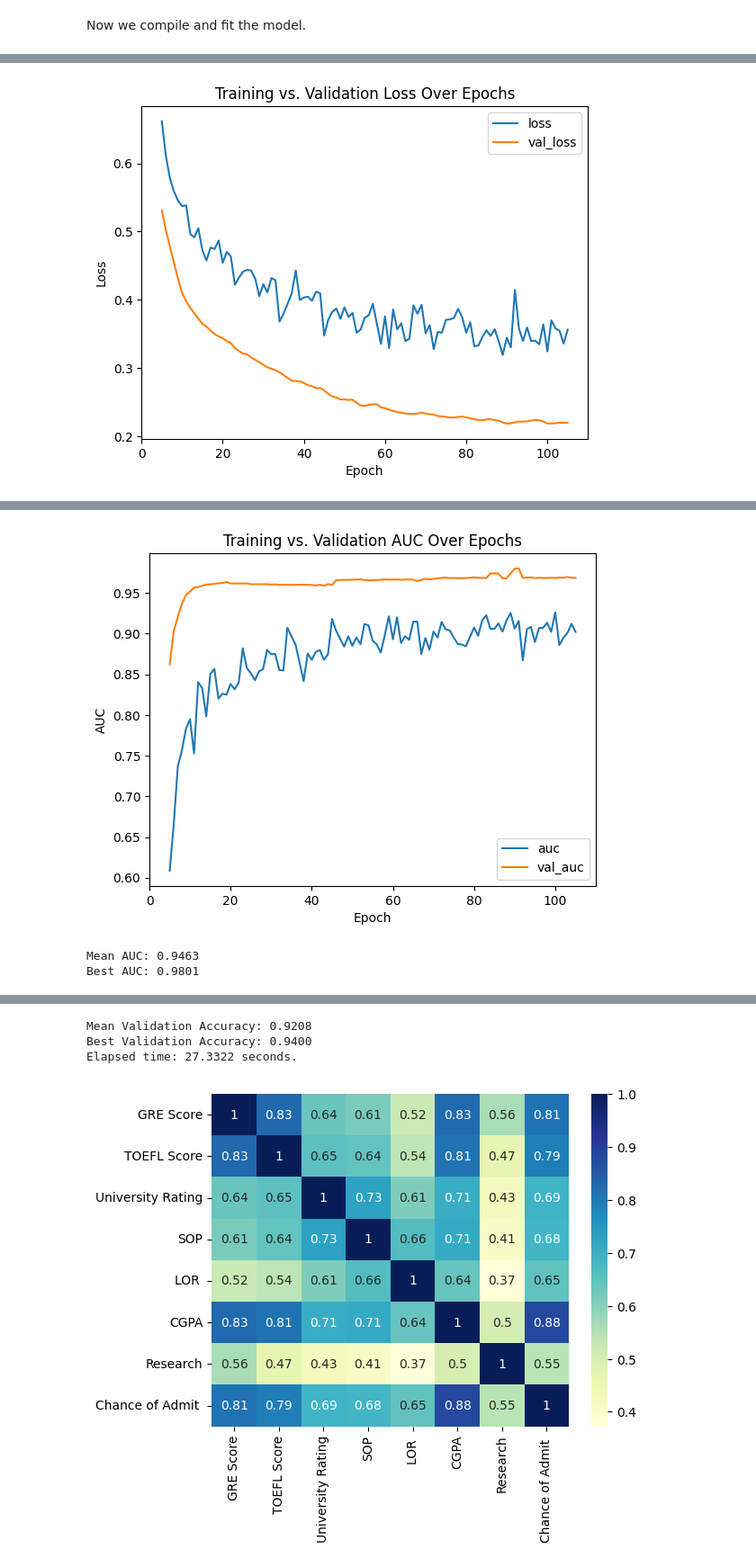
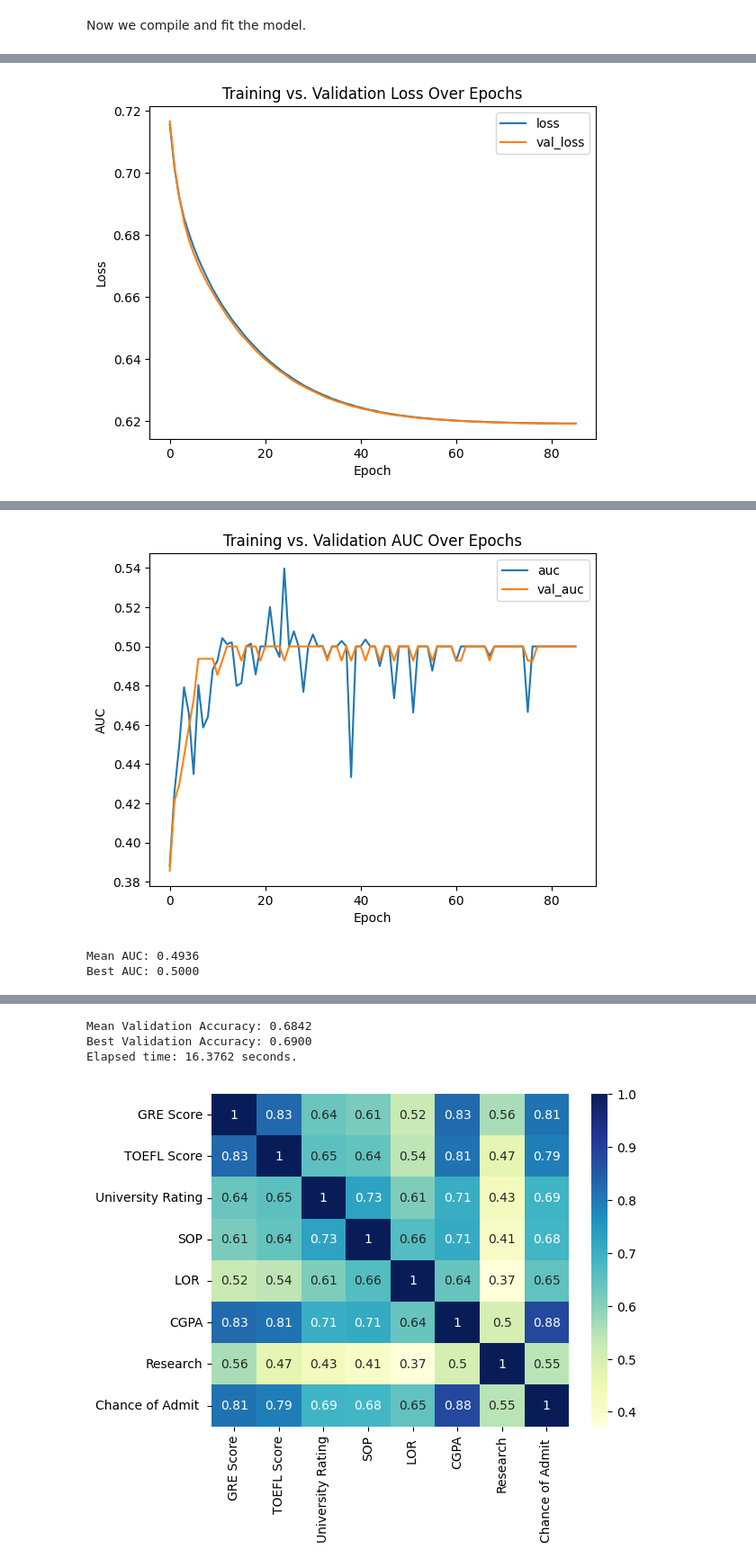
Before and after one commit to Shercroft/Sepal, a Jupyter notebook: chance-of-admit-via-ann-lr.ipynb, the cells around one changed output, grey strips where cells are left out. Shown at 90% size. Drawn from its saved outputs; the diff is of its cells as text; code cells hidden in the pictures.

```diff
--- a/chance-of-admit-via-ann-lr.ipynb
+++ b/chance-of-admit-via-ann-lr.ipynb
@@ -142,21 +139,14 @@ scaler = StandardScaler()
 train_X = scaler.fit_transform(train_X)
 val_X   = scaler.transform(val_X)
 
-# Building ANN model with two hidden layers.
+# Building ANN model with three hidden layers.
 model = keras.Sequential([
     # Input layers
     keras.Input(shape=(7,)),
-    layers.Dense(units=5, activation='relu'),
-    # Apply 15% drop out for the next layer
-    layers.Dropout(0.15),
-    layers.BatchNormalization(),
     # Hidden layers
+    layers.Dense(units=4, activation='relu'),
     layers.Dense(units=3, activation='relu'),
-    layers.Dropout(0.15),
-    layers.BatchNormalization(),
     layers.Dense(units=2, activation='relu'),
-    layers.Dropout(0.15),
-    layers.BatchNormalization(),
     # the linear output layer
     layers.Dense(units=1, activation = 'sigmoid'),
 ])
@@ -201,7 +191,7 @@ early_stopping = EarlyStopping(
 history = model.fit(
     train_X, train_y,
     validation_data=(val_X, val_y),
-    epochs=800,
+    epochs=200,
     batch_size=16,
     callbacks = [early_stopping],
     verbose=0
@@ -265,8 +255,7 @@ plt.show()
 
 # Creating plots for history loss:
 history_df = pd.DataFrame(history.history)
-# Start the plot at epoch 5
-history_df.loc[5:, ['loss', 'val_loss']].plot()
+history_df[['loss','val_loss']].plot()
 plt.title("Training vs. Validation Loss Over Epochs")
 plt.xlabel("Epoch")
 plt.ylabel("Loss")
@@ -279,7 +268,7 @@ print(
 
 
 # Creating graphs for AUC:
-history_df.loc[5:, ['auc', 'val_auc']].plot()
+history_df[['auc','val_auc']].plot()
 plt.title("Training vs. Validation AUC Over Epochs")
 plt.xlabel("Epoch")
 plt.ylabel("AUC")
@@ -295,7 +284,7 @@ print(
 
 
 # Creating graphs for accuracy:
-history_df.loc[5:, ['accuracy', 'val_accuracy']].plot()
+history_df[['accuracy','val_accuracy']].plot()
 plt.title("Training vs. Validation Accuracy Over Epochs")
 plt.xlabel("Epoch")
 plt.ylabel("Accuracy")
@@ -316 +305 @@ toc()
-[figure, old version]
+[figure, new version]
@@ -318,3 +307,3 @@ Best Validation Loss: 0.2189
-[figure, old version]
+[figure, new version]
-Mean AUC: 0.9463
-Best AUC: 0.9801
+Mean AUC: 0.4936
+Best AUC: 0.5000
@@ -322,6 +311,6 @@ Best AUC: 0.9801
-Mean Validation Accuracy: 0.9208
-Best Validation Accuracy: 0.9400
-Elapsed time: 27.3322 seconds.
+Mean Validation Accuracy: 0.6842
+Best Validation Accuracy: 0.6900
+Elapsed time: 16.3762 seconds.
 # %%
 import seaborn as sns
 
```
Also changed, not shown: parts of 4 cells of this notebook.
